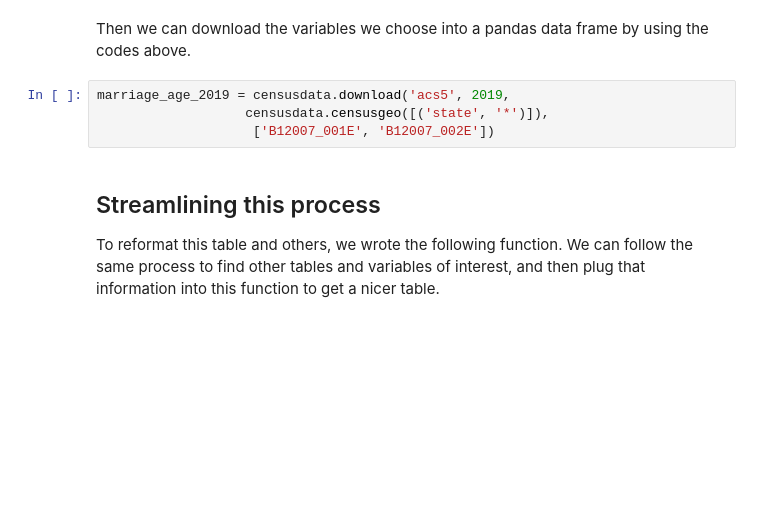
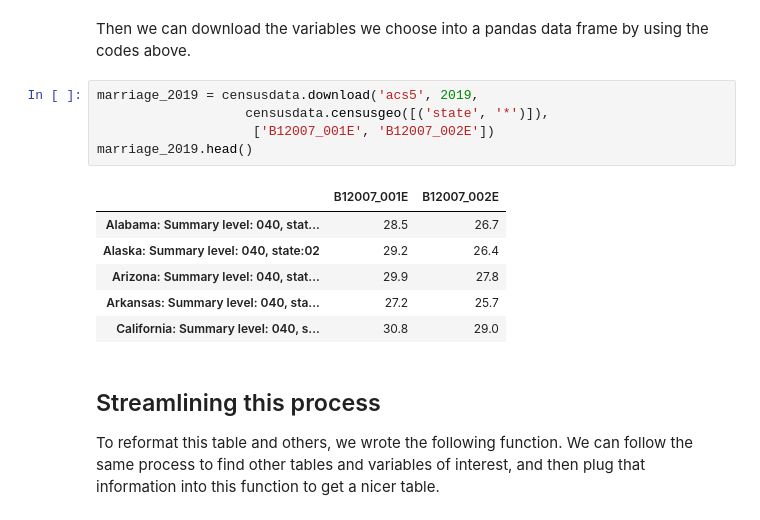
Before and after one commit to asmit-a/pic-16b-project, a Jupyter notebook: censusdata presentation.ipynb, the cells around one changed output. Drawn from its saved outputs; the diff is of its cells as text; blank space fills up the shorter version.

Commit message:
Update censusdata presentation.ipynb
Presented version

```diff
--- a/censusdata presentation.ipynb
+++ b/censusdata presentation.ipynb
@@ -84,9 +63,17 @@ B12007_002E  | MEDIAN AGE AT FIRST MARRIAGE   | !! !! Estimate Median age at fir
 # %% [markdown]
 Then we can download the variables we choose into a pandas data frame by using the codes above.
 # %%
-marriage_age_2019 = censusdata.download('acs5', 2019,
+marriage_2019 = censusdata.download('acs5', 2019,
                    censusdata.censusgeo([('state', '*')]),
                     ['B12007_001E', 'B12007_002E'])
+marriage_2019.head()
+# %% [output]
+|  | B12007_001E | B12007_002E |
+| Alabama: Summary level: 040, stat... | 28.5 | 26.7 |
+| Alaska: Summary level: 040, state:02 | 29.2 | 26.4 |
+| Arizona: Summary level: 040, stat... | 29.9 | 27.8 |
+| Arkansas: Summary level: 040, sta... | 27.2 | 25.7 |
+| California: Summary level: 040, s... | 30.8 | 29.0 |
 # %% [markdown]
 ## Streamlining this process
 
```
Also changed, not shown: parts of 6 cells of this notebook.
